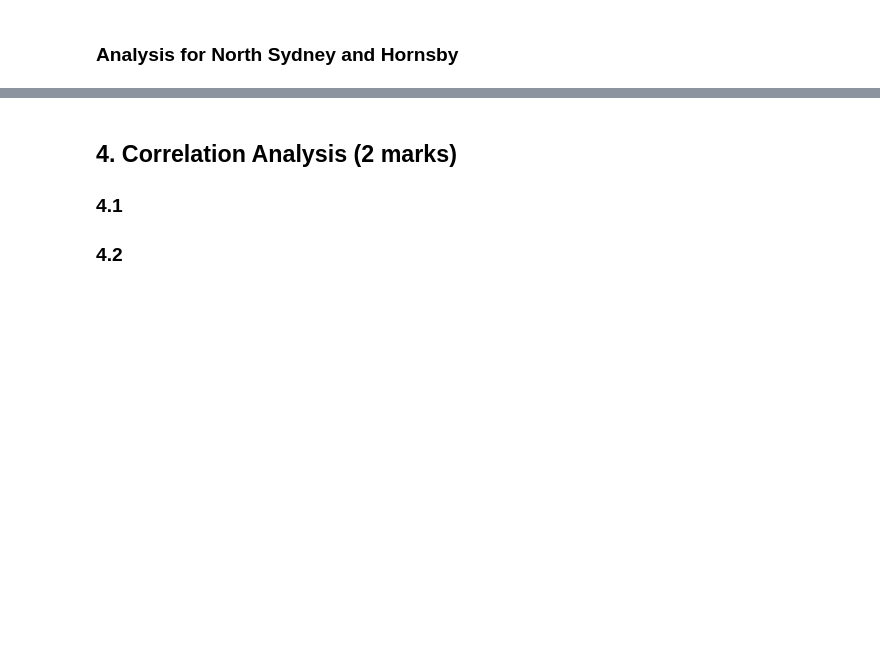
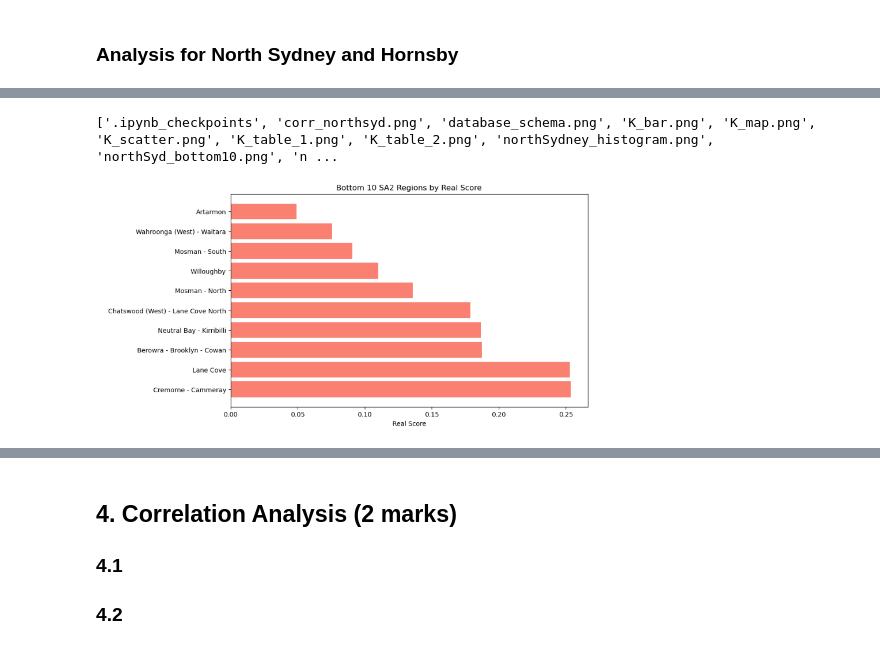
Before and after one commit to Katherine-Kong/DATA2001-A, a Jupyter notebook: new_report.ipynb, the cells around one changed output, grey strips where cells are left out. Cells and saved outputs as stored; diff of their text form; code cells hidden in the pictures; blank space fills up the shorter version.

```diff
--- a/new_report.ipynb
+++ b/new_report.ipynb
@@ -90 +90,11 @@ This reflects particular scores of interest and uneven distribution worth noting
+# %%
+import os
+print(os.listdir("Graphs"))
+# %% [output]
+['.ipynb_checkpoints', 'corr_northsyd.png', 'database_schema.png', 'K_bar.png', 'K_map.png', 'K_scatter.png', 'K_table_1.png', 'K_table_2.png', 'northSydney_histogram.png', 'northSyd_bottom10.png', 'n ...
+# %%
+from IPython.display import Image, display
+display(Image(filename="Graphs/northSyd_bottom10.png", width=500))
+# %% [output]
+[figure, added]
 # %% [markdown]
```
Also changed, not shown: parts of 5 cells of this notebook, 1 other file.
